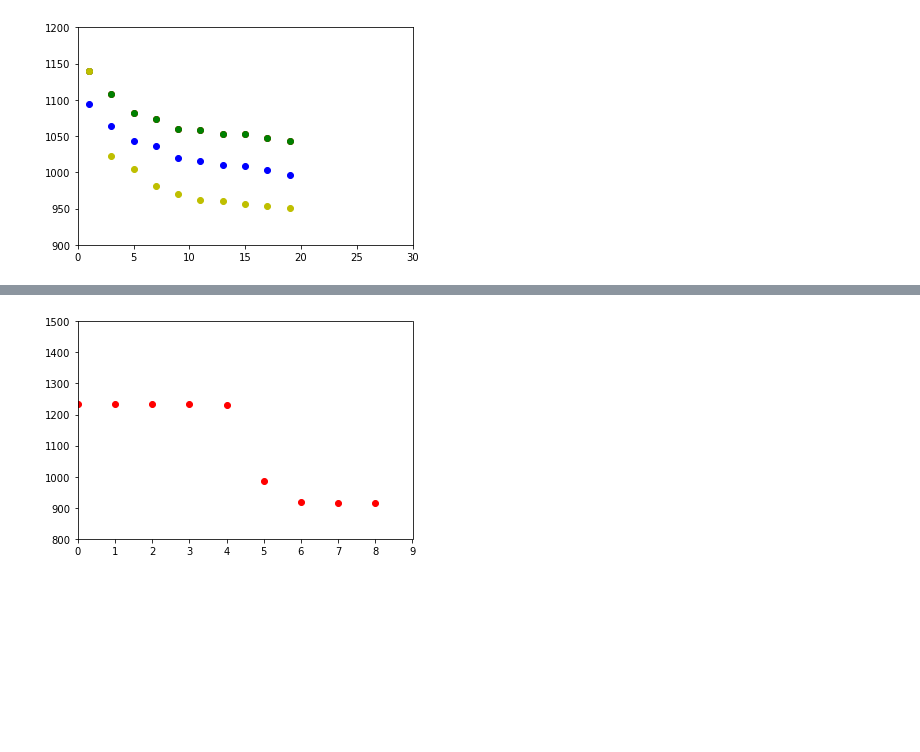
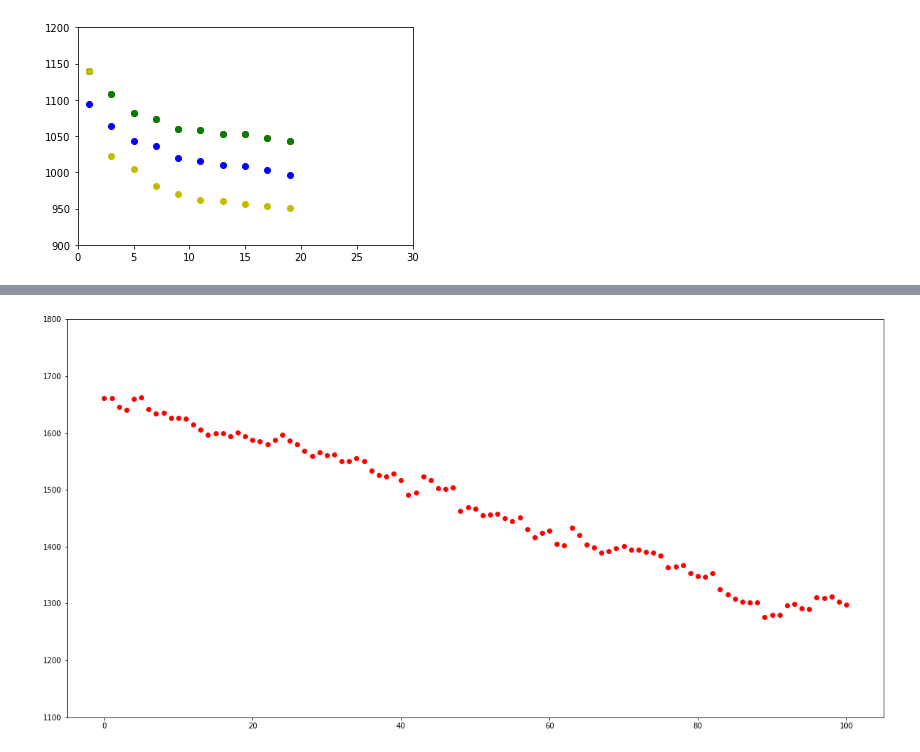
Before and after one commit to NoBugsAllowed/CVRP-ACO-python, a Jupyter notebook: report.ipynb, the cells around one changed output, grey strips where cells are left out. Cells and saved outputs as stored; diff of their text form; code cells hidden in the pictures; blank space fills up the shorter version.

```diff
--- a/report.ipynb
+++ b/report.ipynb
@@ -8,7 +10,7 @@ import numpy as np
 # %%
  algorithm = Greedy(cvrp.load_case(r'datasets\A\A-n32-k5.vrp'))
- algorithm = SimpleAco(cvrp.load_case(r'datasets\A\A-n32-k5.vrp'), ants_count=50, max_iterations=10, alpha=2, beta=5, evaporation_rate=0.6, pheromone_amount=20, seed = 78)
- algorithm = AcoSigmaBestAnts(cvrp.load_case(r'datasets\A\A-n32-k5.vrp'), ants_count=50, max_iterations=10, alpha=2, beta=5, evaporation_rate=0.6, pheromone_amount=20, sigma=10, seed = 78)
+ algorithm = SimpleAco(cvrp.load_case(r'datasets\A\A-n32-k5.vrp'), ants_count=50, max_iterations=10, alpha=100, beta=1, evaporation_rate=0.6, pheromone_amount=20, seed = 78)
+ #algorithm = AcoSigmaBestAnts(cvrp.load_case(r'datasets\A\A-n32-k5.vrp'), ants_count=50, max_iterations=10, alpha=2, beta=5, evaporation_rate=0.6, pheromone_amount=20, sigma=10, seed = 78)
  #algorithm = AcoImprovedPheromoneUpdate(cvrp.load_case(r'datasets\A\A-n32-k5.vrp'), ants_count=50, max_iterations=10, alpha=2, beta=5, evaporation_rate=0.6, pheromone_amount=20, sigma=10, seed = 78)
 #algorithm = Aco2opt(cvrp.load_case(r'datasets\A\A-n32-k5.vrp'), ants_count=50, max_iterations=10, alpha=2, beta=5, evaporation_rate=0.6, pheromone_amount=20, seed = 78)
 
@@ -286,5 +362,5 @@ plt.show()
 # %%
-print('hipoteza 2 - Jaki jest najlepszy stosunek alfa do beta')
+print('hipoteza 2 - Jaki jest najlepszy stosunek alfa do beta - Aco2opt')
 
 seedCount = 10
 
@@ -296,14 +372,14 @@ r'datasets\A\A-n34-k5.vrp',
 r'datasets\A\A-n36-k5.vrp',
 r'datasets\A\A-n37-k5.vrp']
 
-hyp2_1 = [[[0 for z in range(len(cases))] for x in range(seedCount)] for y in range(10,100,10)]
+hyp2_4 = [[[0 for z in range(len(cases))] for x in range(seedCount)] for y in range(0,101,1)]
 
 for cas in range(len(cases)):
-    for it in range(10,100,10):
+    for it in range(0,101,1):
         print(it)
         for seed in range(seedCount):
-            algorithm = Aco2opt(cvrp.load_case(cases[cas]), ants_count=10, max_iterations=5, alpha=it, beta=(100-it), evaporation_rate=0.6, pheromone_amount=0, seed = seed)
+            algorithm = Aco2opt(cvrp.load_case(cases[cas]), ants_count=10, max_iterations=10, alpha=it/100, beta=(100-it)/100, evaporation_rate=0.6, pheromone_amount=0, seed = seed)
             solution, path = algorithm.compute(log_level=0)
-            hyp2_1[math.floor(it/10)-1][seed][cas] = solution
+            hyp2_4[it][seed][cas] = solution
 
-print(hyp2_1)
+print(hyp2_4)
@@ -328,16 +386,46 @@ hipoteza 2 - Jaki jest najlepszy stosunek alfa do beta
-# %%
-sum = np.zeros(len(hyp2_1))
-mean2_1 = np.zeros(len(hyp2_1))
-for iter in range (len(hyp2_1)):
-    count = 0
-    for row in range (len(hyp2_1[0])):
-        for col in range(len(hyp2_1[0][0])):
-            sum[iter] = sum[iter] + hyp2_1[iter][row][col]
-            count = count + 1
-    mean2_1[iter] = sum[iter]/count
-
-plt.plot(range(9), mean2_1, 'ro')
-plt.axis([0, 9, 800, 1500])
-plt.show()
-# %% [output]
-[figure, removed]
+# %%
+sum = np.zeros(len(hyp2_1))
+mean2_1 = np.zeros(len(hyp2_1))
+for iter in range (len(hyp2_1)):
+    count = 0
+    for row in range (len(hyp2_1[0])):
+        for col in range(len(hyp2_1[0][0])):
+            sum[iter] = sum[iter] + hyp2_1[iter][row][col]
+            count = count + 1
+    mean2_1[iter] = sum[iter]/count
+
+#sum = np.zeros(len(hyp2_1))
+#mean2_1 = np.zeros(len(hyp2_1))
+#for iter in range (len(hyp2_1)):
+#    count = 0
+#    for row in range (len(hyp2_1[0])):
+#        for col in range(len(hyp2_1[0][0])):
+#            sum[iter] = sum[iter] + hyp2_1[iter][row][col]
+#            count = count + 1
+#    mean2_2[iter] = sum[iter]/count
+
+#sum = np.zeros(len(hyp2_1))
+#mean2_1 = np.zeros(len(hyp2_1))
+#for iter in range (len(hyp2_1)):
+#    count = 0
+#    for row in range (len(hyp2_1[0])):
+#        for col in range(len(hyp2_1[0][0])):
+#            sum[iter] = sum[iter] + hyp2_1[iter][row][col]
+#            count = count + 1
+#    mean2_3[iter] = sum[iter]/count
+
+#sum = np.zeros(len(hyp2_1))
+#mean2_1 = np.zeros(len(hyp2_1))
+#for iter in range (len(hyp2_1)):
+#    count = 0
+#    for row in range (len(hyp2_1[0])):
+#        for col in range(len(hyp2_1[0][0])):
+#            sum[iter] = sum[iter] + hyp2_1[iter][row][col]
+#            count = count + 1
+#    mean2_4[iter] = sum[iter]/count
+plt.figure(figsize=(20,10))
+plt.plot(range(0,101,1), mean2_1, 'ro')#,range(1,200,2), mean2_2, 'go',range(1,200,2), mean2_3, 'yo',range(1,200,2), mean2_4, 'bo')
+plt.axis([-5, 105, 1100, 1800])
+plt.show()
+# %% [output]
+[figure, added]
```
Also changed, not shown: parts of 15 cells of this notebook, 2 other files.
